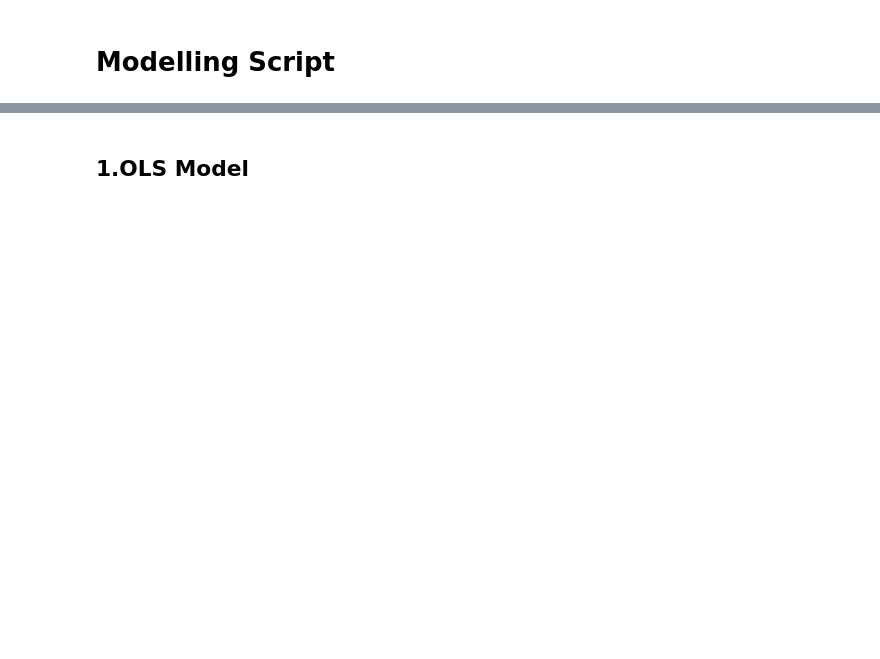
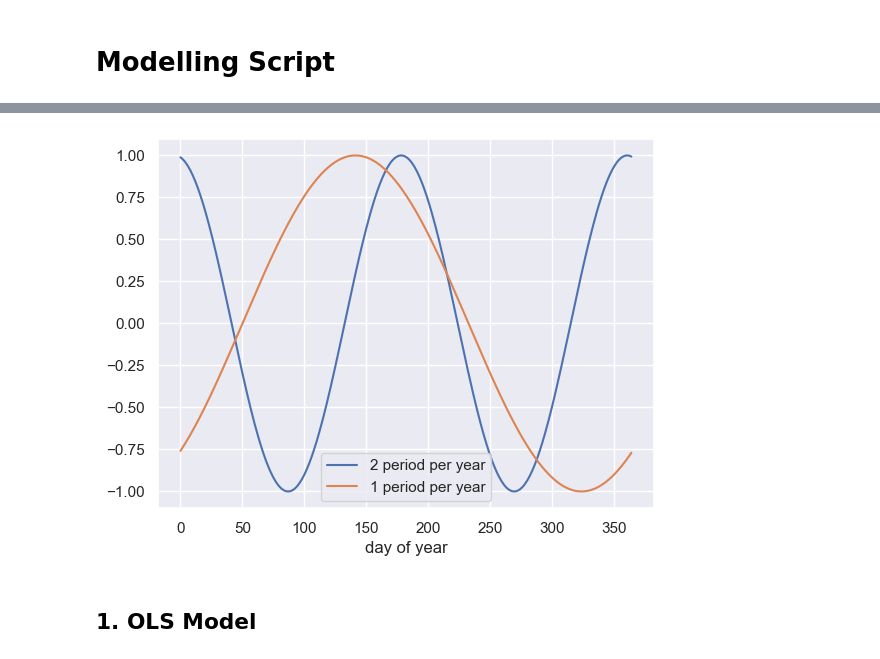
Before and after one commit to DavidP-01/example_analysis_david_p, a Jupyter notebook: Portfolio Output/modelling_script.ipynb, the cells around one changed output, grey strips where cells are left out. Drawn from its saved outputs; the diff is of its cells as text; code cells hidden in the pictures; blank space fills up the shorter version.

```diff
--- a/Portfolio Output/modelling_script.ipynb
+++ b/Portfolio Output/modelling_script.ipynb
@@ -22,0 +83,27 @@ data = pd.read_parquet(path)
+# %%
+#simple bi annual trig function to capture repeating yearly seasonal trends, can improve this with an actual fourier fitting soon.
+#get trig dataframe for a representative year ready.
+trig_df = pd.DataFrame({'date' :pd.date_range(start='2000-01-01', periods=365, freq='D')}) #need to pick a year with a leap
+trig_df['date'] = pd.to_datetime(trig_df['date'])
+trig_df['day'] = trig_df['date'].dt.day
+trig_df['month'] = trig_df['date'].dt.month
+
+shift, shift2 = -50 , 50 # for manual fine tuning, essentially want either the peaks or the troughs in the Summer/Winter.
+trig_df['trig_value_2season'] = np.sin(2 * np.pi * 2 / 365 * (trig_df.index - shift))
+trig_df['trig_value_1season'] = np.sin(2 * np.pi * 1 / 365 * (trig_df.index - shift2))
+
+plt.plot(trig_df['trig_value_2season'], label = '2 period per year')
+plt.plot(trig_df['trig_value_1season'], label = '1 period per year')
+plt.xlabel('day of year')
+plt.legend()
+plt.show()
+
+trig_df.drop(columns='date', inplace=True)
+
+#join onto dataset.
+data['date'] = pd.to_datetime(data['date'])
+data['day'] = data['date'].dt.day
+data['month'] = data['date'].dt.month
+data = data.merge(trig_df, on= ['day', 'month'])
+# %% [output]
+[figure, added]
@@ -23,5 +127,5 @@ data = pd.read_parquet(path)
 # %% [markdown]
-## 1.OLS Model
+## 1. OLS Model
 # %%
 ols_data = data.dropna()
 #select X
```
Also changed, not shown: parts of 17 cells of this notebook, 8 other files.
